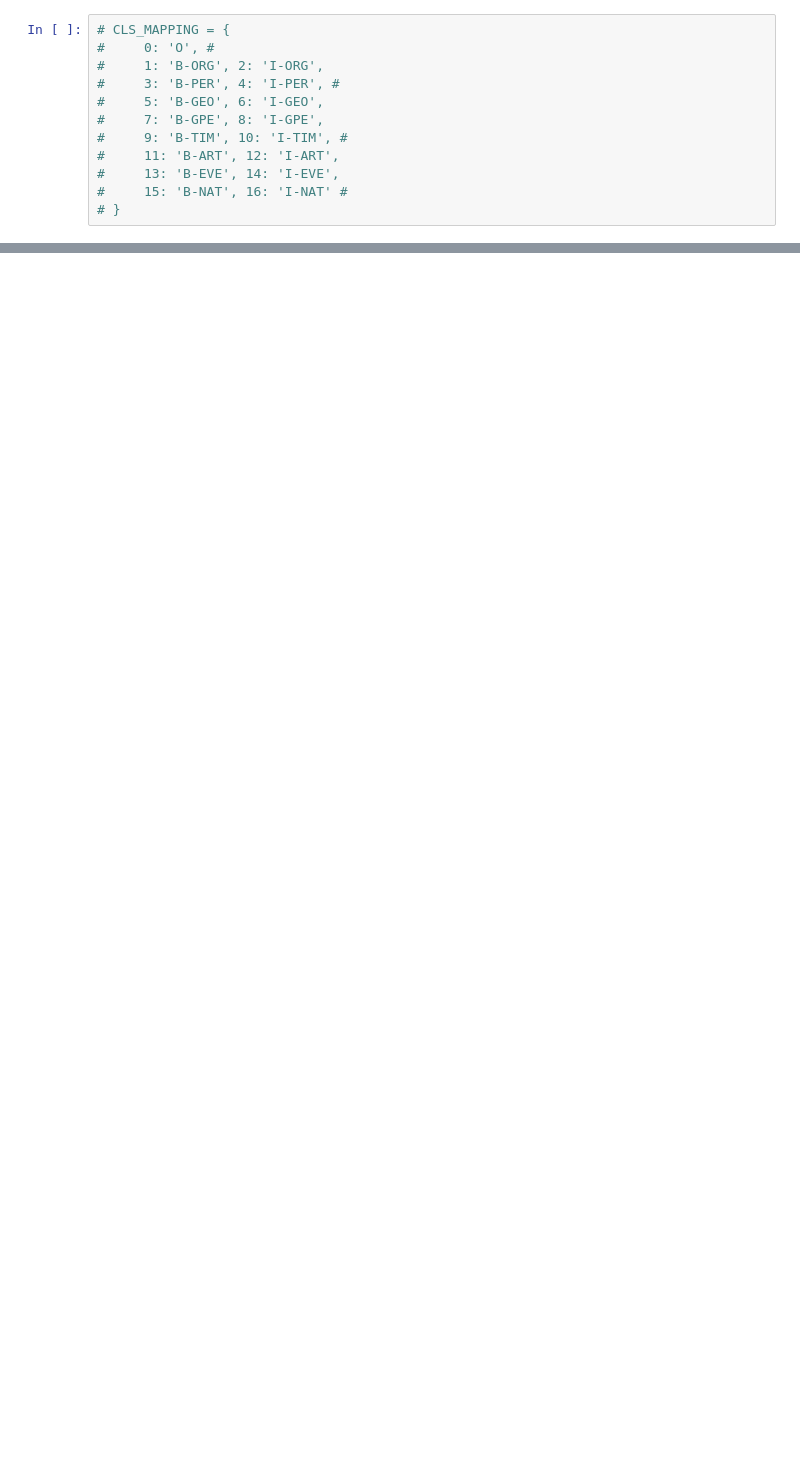
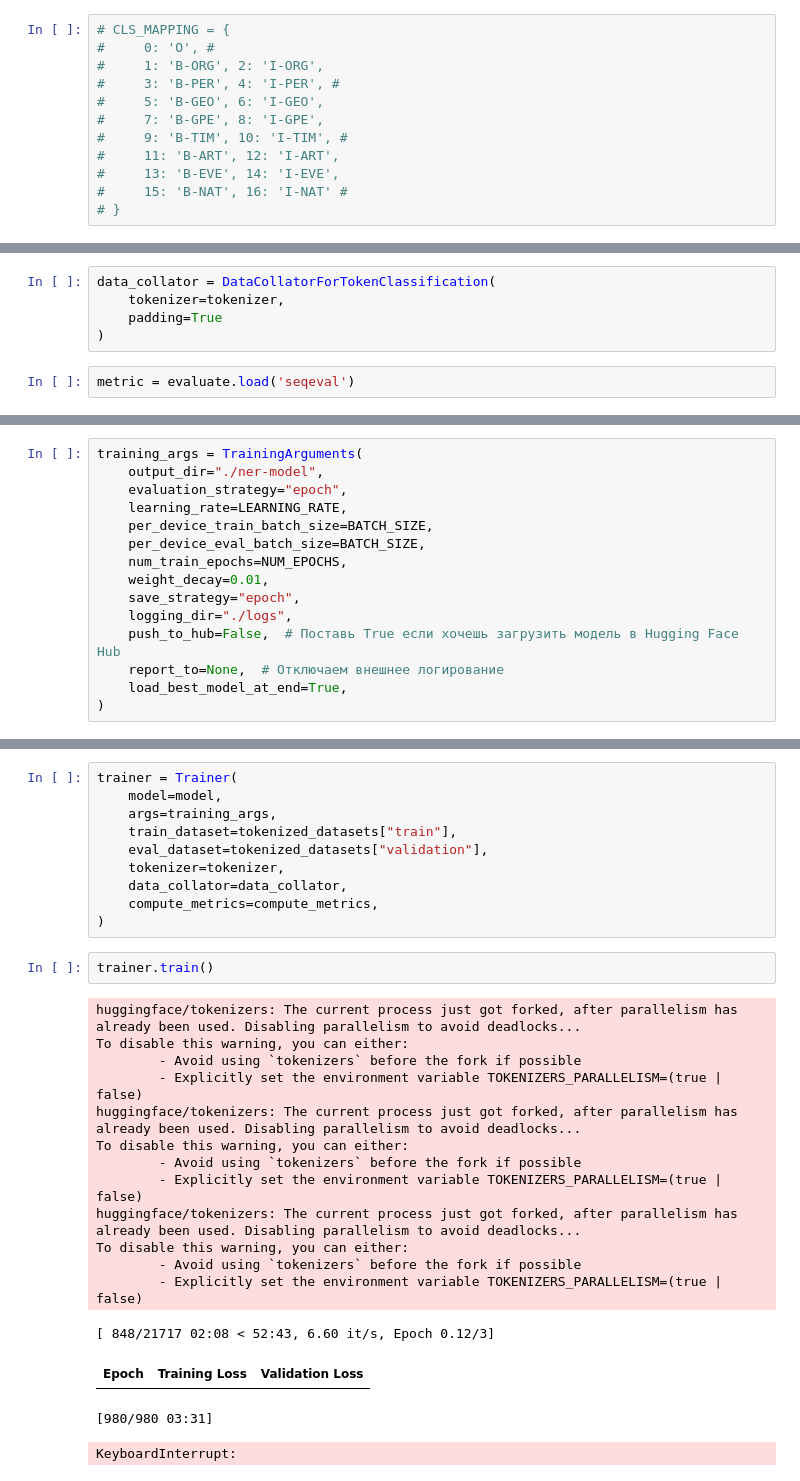
Before and after one commit to ig-kh/HSE_IDA_NLP, a Jupyter notebook: lab1/main.ipynb, the cells around one changed output, grey strips where cells are left out. Cells and saved outputs as stored; diff of their text form; blank space fills up the shorter version.

```diff
--- a/lab1/main.ipynb
+++ b/lab1/main.ipynb
@@ -107,0 +205,7 @@ dict(zip(df.iloc[idx]['tokens'], [CLS_MAPPING[cls_] for cls_ in df.iloc[idx]['ta
+# %%
+data_collator = DataCollatorForTokenClassification(
+    tokenizer=tokenizer,
+    padding=True
+)
+# %%
+metric = evaluate.load('seqeval')
@@ -107,0 +237,15 @@ dict(zip(df.iloc[idx]['tokens'], [CLS_MAPPING[cls_] for cls_ in df.iloc[idx]['ta
+# %%
+training_args = TrainingArguments(
+    output_dir="./ner-model",
+    evaluation_strategy="epoch",
+    learning_rate=LEARNING_RATE,
+    per_device_train_batch_size=BATCH_SIZE,
+    per_device_eval_batch_size=BATCH_SIZE,
+    num_train_epochs=NUM_EPOCHS,
+    weight_decay=0.01,
+    save_strategy="epoch",
+    logging_dir="./logs",
+    push_to_hub=False,  # Поставь True если хочешь загрузить модель в Hugging Face Hub
+    report_to=None,  # Отключаем внешнее логирование
+    load_best_model_at_end=True,
+)
@@ -107,0 +257,29 @@ dict(zip(df.iloc[idx]['tokens'], [CLS_MAPPING[cls_] for cls_ in df.iloc[idx]['ta
+# %%
+trainer = Trainer(
+    model=model,
+    args=training_args,
+    train_dataset=tokenized_datasets["train"],
+    eval_dataset=tokenized_datasets["validation"],
+    tokenizer=tokenizer,
+    data_collator=data_collator,
+    compute_metrics=compute_metrics,
+)
+# %%
+trainer.train()
+# %% [output]
+huggingface/tokenizers: The current process just got forked, after parallelism has already been used. Disabling parallelism to avoid deadlocks...
+To disable this warning, you can either:
+        - Avoid using `tokenizers` before the fork if possible
+        - Explicitly set the environment variable TOKENIZERS_PARALLELISM=(true | false)
+huggingface/tokenizers: The current process just got forked, after parallelism has already been used. Disabling parallelism to avoid deadlocks...
+To disable this warning, you can either:
+        - Avoid using `tokenizers` before the fork if possible
+        - Explicitly set the environment variable TOKENIZERS_PARALLELISM=(true | false)
+huggingface/tokenizers: The current process just got forked, after parallelism has already been used. Disabling parallelism to avoid deadlocks...
+To disable this warning, you can either:
+        - Avoid using `tokenizers` before the fork if possible
+        - Explicitly set the environment variable TOKENIZERS_PARALLELISM=(true | false)
+[ 848/21717 02:08 < 52:43, 6.60 it/s, Epoch 0.12/3]
+| Epoch | Training Loss | Validation Loss |
+[980/980 03:31]
+KeyboardInterrupt:
```
Also changed, not shown: parts of 26 cells of this notebook.
